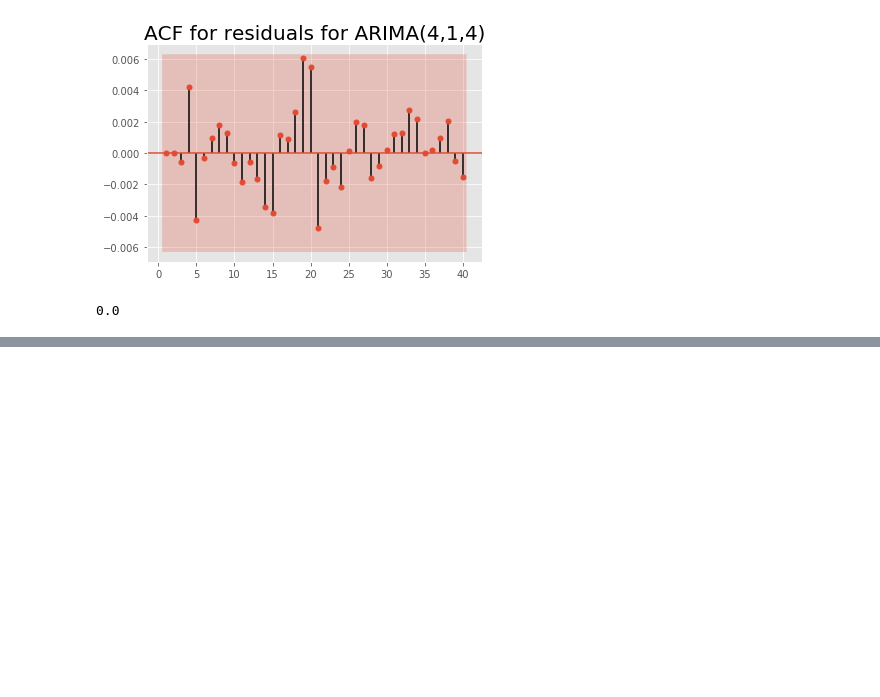
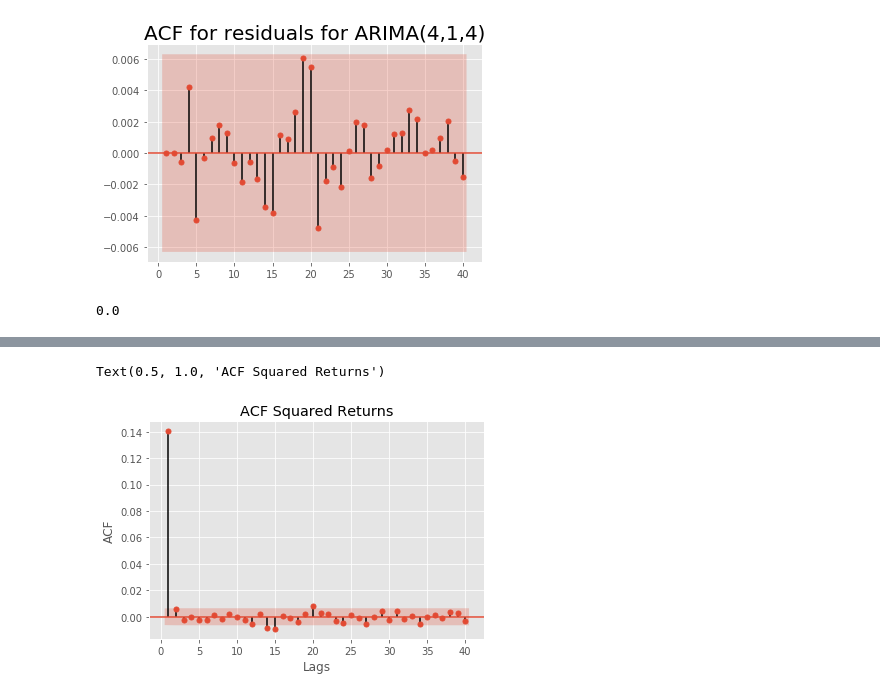
Before and after one commit to BAGLAT/Time-Series-Analysis-HFT, a Jupyter notebook: Time Series SPY 1 Min.ipynb, the cells around one changed output, grey strips where cells are left out. Drawn from its saved outputs; the diff is of its cells as text; code cells hidden in the pictures; blank space fills up the shorter version.

```diff
--- a/Time Series SPY 1 Min.ipynb
+++ b/Time Series SPY 1 Min.ipynb
@@ -1553,0 +1653,8 @@ LLR(result_ar_3_i_1_ma_4,result_ar_4_i_1_ma_4,DF=1)
+# %%
+sgt.plot_acf(df3['sqd_returns'][1:],lags=40,zero=False)
+plt.xlabel('Lags')
+plt.ylabel('ACF')
+plt.title("ACF Squared Returns")
+# %% [output]
+Text(0.5, 1.0, 'ACF Squared Returns')
+[figure, added]
```
Also changed, not shown: parts of 52 cells of this notebook.
